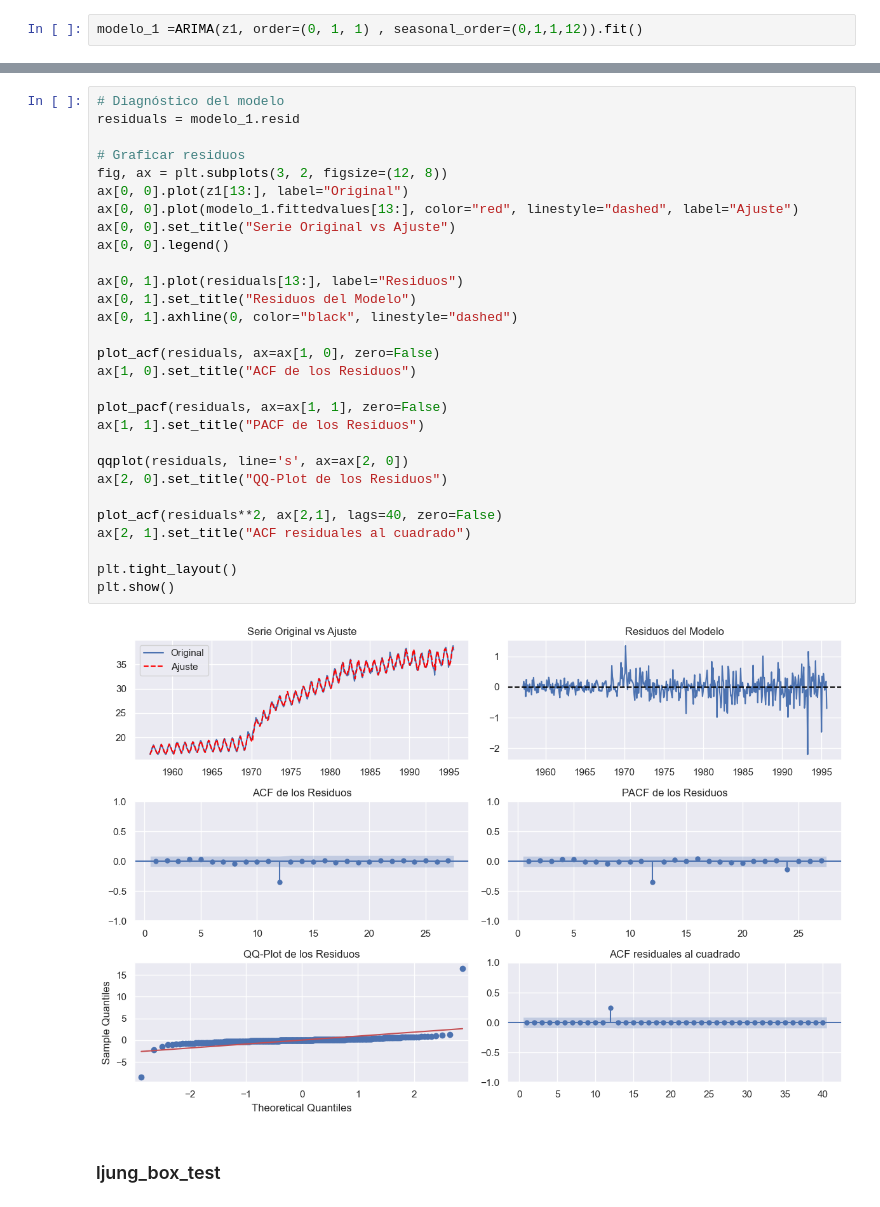
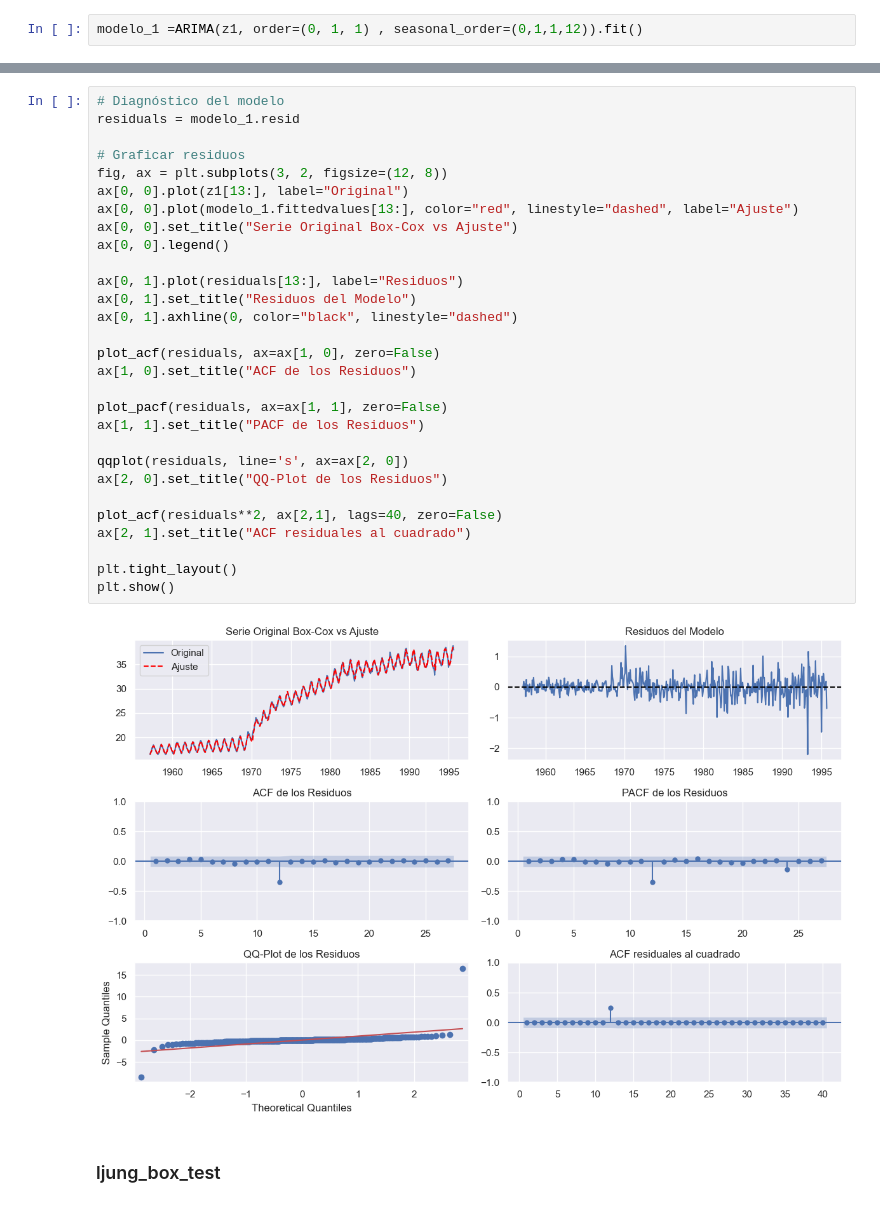
Before and after one commit to Wilsonsr/Series-de-Tiempo, a Jupyter notebook: Cuadernos Python/6_sarima_gas_box_cox.ipynb, the cells around one changed output, grey strips where cells are left out. Drawn from its saved outputs; the diff is of its cells as text.

```diff
--- a/Cuadernos Python/6_sarima_gas_box_cox.ipynb
+++ b/Cuadernos Python/6_sarima_gas_box_cox.ipynb
@@ -541,34 +541,34 @@ Warnings:
 # %%
 # Diagnóstico del modelo
 residuals = modelo_1.resid
 
 # Graficar residuos
 fig, ax = plt.subplots(3, 2, figsize=(12, 8))
 ax[0, 0].plot(z1[13:], label="Original")
 ax[0, 0].plot(modelo_1.fittedvalues[13:], color="red", linestyle="dashed", label="Ajuste")
-ax[0, 0].set_title("Serie Original vs Ajuste")
+ax[0, 0].set_title("Serie Original Box-Cox vs Ajuste")
 ax[0, 0].legend()
 
 ax[0, 1].plot(residuals[13:], label="Residuos")
 ax[0, 1].set_title("Residuos del Modelo")
 ax[0, 1].axhline(0, color="black", linestyle="dashed")
 
 plot_acf(residuals, ax=ax[1, 0], zero=False)
 ax[1, 0].set_title("ACF de los Residuos")
 
 plot_pacf(residuals, ax=ax[1, 1], zero=False)
 ax[1, 1].set_title("PACF de los Residuos")
 
 qqplot(residuals, line='s', ax=ax[2, 0])
 ax[2, 0].set_title("QQ-Plot de los Residuos")
 
 plot_acf(residuals**2, ax[2,1], lags=40, zero=False)
 ax[2, 1].set_title("ACF residuales al cuadrado")
 
 plt.tight_layout()
 plt.show()
 # %% [output]
-[figure, old version]
+[figure, new version]
 # %% [markdown]
 ### ljung_box_test
 # %%
```
Also changed, not shown: parts of 11 cells of this notebook.
